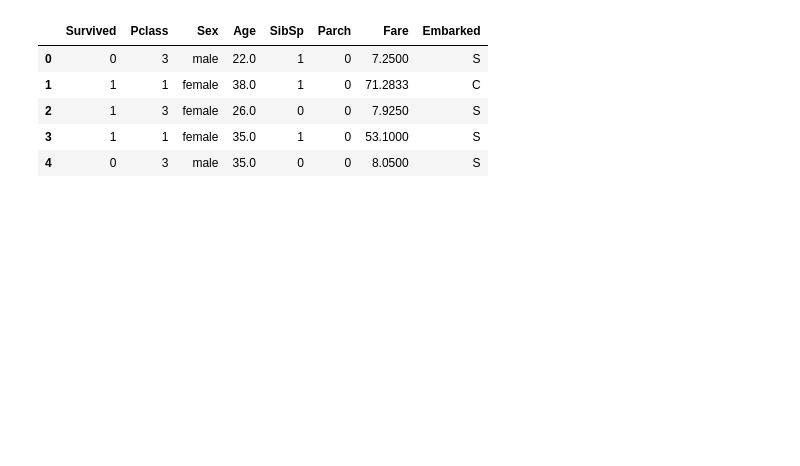
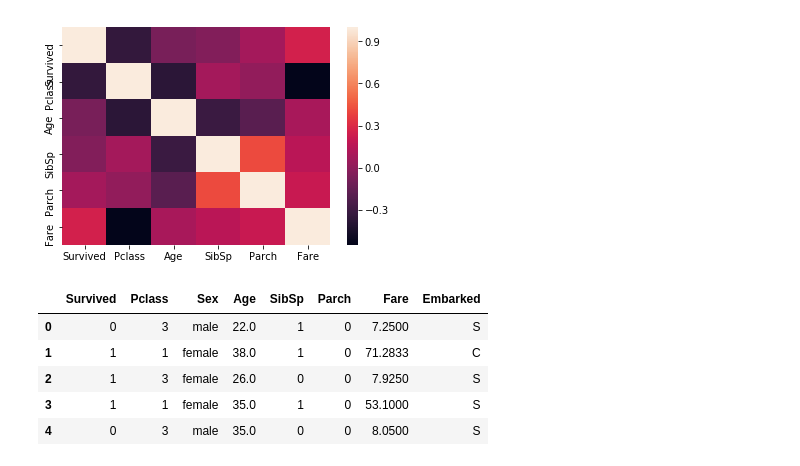
Before and after one commit to NehaTirumalasetti/PyPro, a Jupyter notebook: LogisticRegression.ipynb, the cells around one changed output. Cells and saved outputs as stored; diff of their text form; code cells hidden in the pictures; blank space fills up the shorter version.

```diff
--- a/LogisticRegression.ipynb
+++ b/LogisticRegression.ipynb
@@ -27,6 +27,11 @@ data.head()
 | 2 | 1 | 3 | Heikkinen, Miss. Laina | female | 26.0 | 0 | 0 | STON/O2. 3101282 | 7.9250 | NaN | S |
 | 3 | 1 | 1 | Futrelle, Mrs. Jacques Heath (Lil... | female | 35.0 | 1 | 0 | 113803 | 53.1000 | C123 | S |
 | 4 | 0 | 3 | Allen, Mr. William Henry | male | 35.0 | 0 | 0 | 373450 | 8.0500 | NaN | S |
+# %%
+sns.heatmap(data.corr())
+plt.show()
+# %% [output]
+[figure, added]
 # %%
 col=['Name','Ticket','Cabin']
 data.drop(columns=col,inplace=True,axis=1)
```
Also changed, not shown: parts of 7 cells of this notebook.
